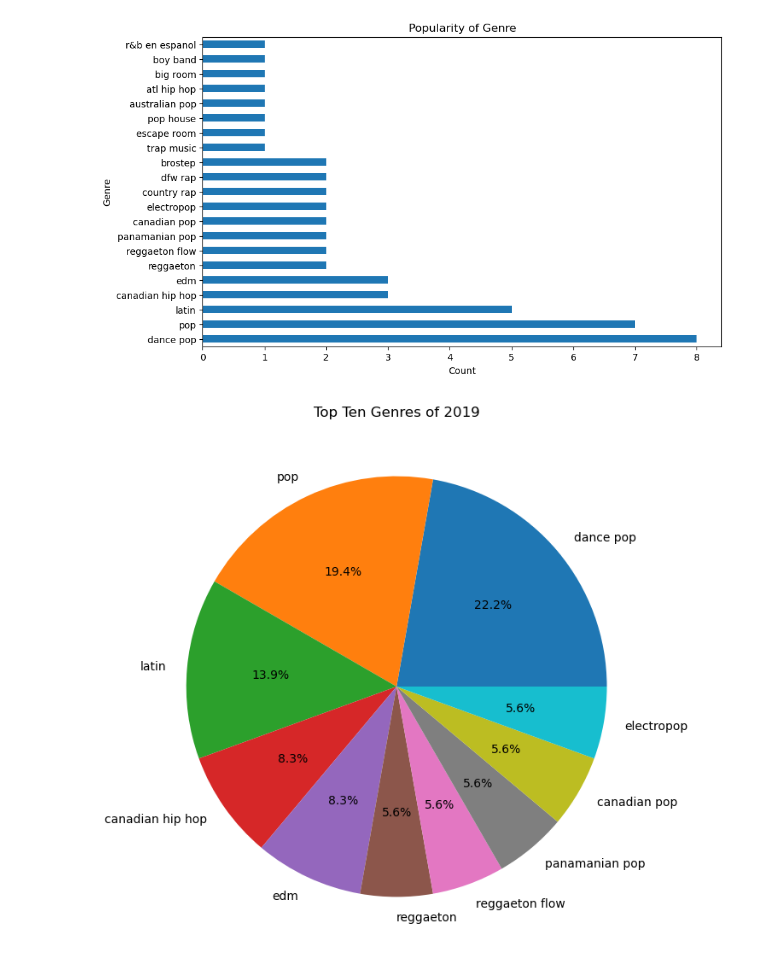
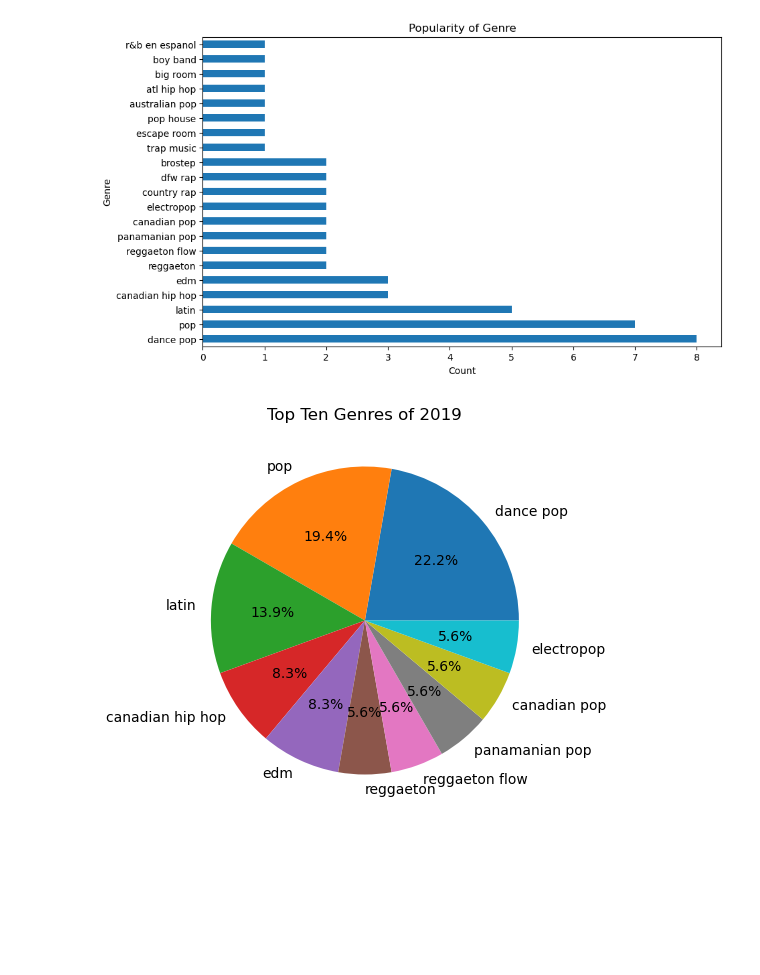
Before and after one commit to georgemcculloch/SpotifyEDA, a Jupyter notebook: NoteBook/spotifyeda.ipynb, the cells around one changed output. Drawn from its saved outputs; the diff is of its cells as text; code cells hidden in the pictures; blank space fills up the shorter version.

```diff
--- a/NoteBook/spotifyeda.ipynb
+++ b/NoteBook/spotifyeda.ipynb
@@ -175,9 +175,9 @@ plt.show()
 [figure]
 # %%
 top_ten_genres = df['Genre'].value_counts().nlargest(10)
-plt.figure(figsize=(8, 8))
+plt.figure(figsize=(5, 5))
 plt.pie(top_ten_genres, labels=top_ten_genres.index, autopct='%1.1f%%')
 plt.title('Top Ten Genres of 2019')
 plt.show()
 # %% [output]
-[figure, old version]
+[figure, new version]
```
Also changed, not shown: parts of 1 cell of this notebook.
